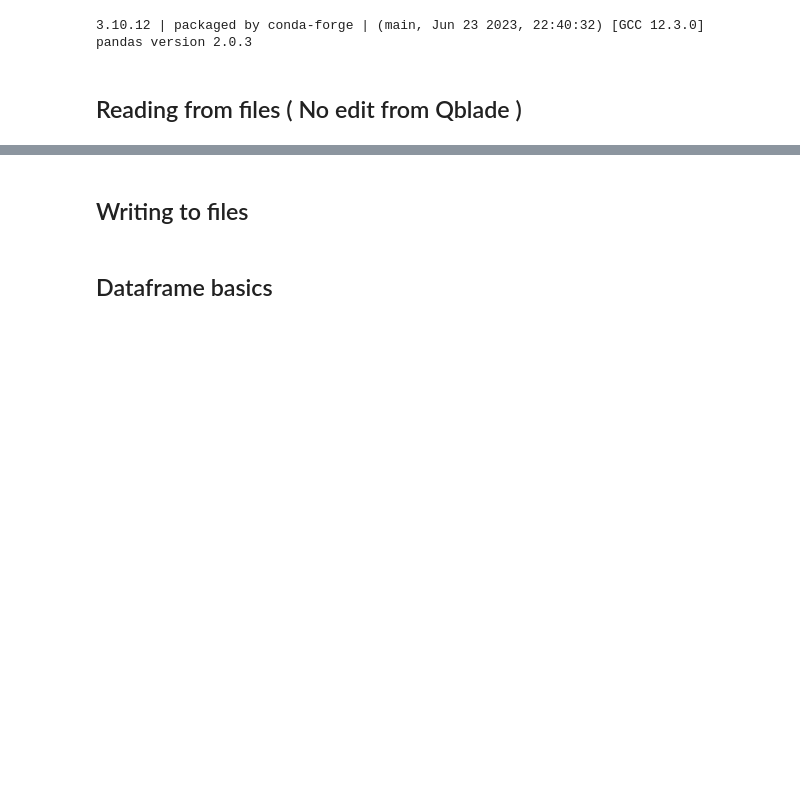
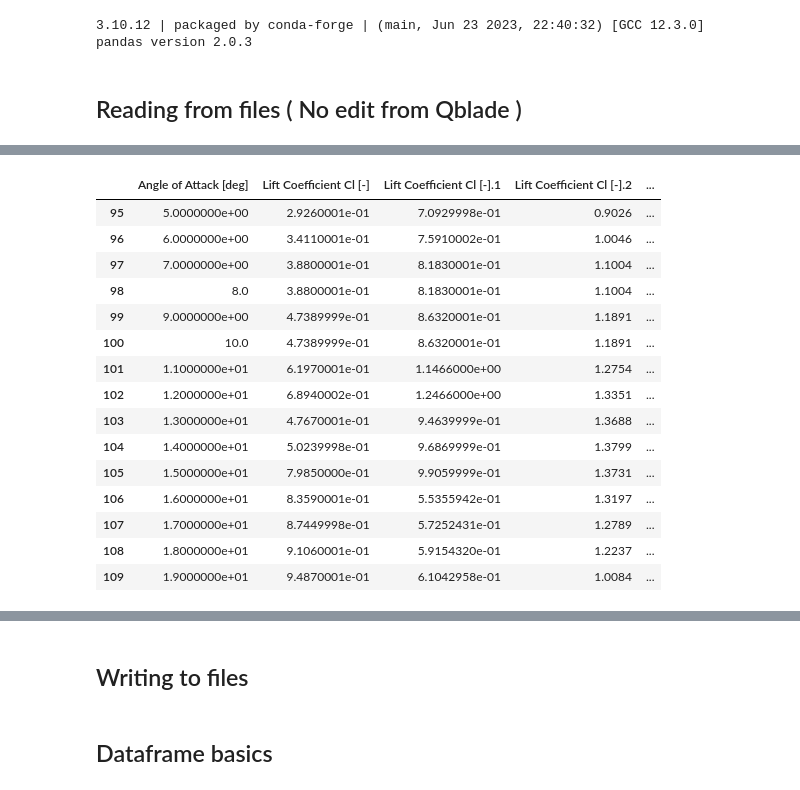
Before and after one commit to Pedro-pb-coder/polars.Qblade, a Jupyter notebook: polares.all.ipynb, the cells around one changed output, grey strips where cells are left out. Cells and saved outputs as stored; diff of their text form; code cells hidden in the pictures; blank space fills up the shorter version.

```diff
--- a/polares.all.ipynb
+++ b/polares.all.ipynb
@@ -121,0 +182,34 @@ df.iloc[80:121]
+# %%
+#corect missing values  cl 8
+
+# Supondo que 'df' é o seu DataFrame
+
+# Separar o topo, a linha a duplicar, e o restante
+top = df_cl.iloc[:98]                      # inclui até a linha 97
+duplicate_row = df_cl.iloc[[97]].copy()   # linha 97 (como DataFrame)
+bottom = df_cl.iloc[98:]                  # da linha 98 em diante
+
+# Concatenar tudo
+df_cl = pd.concat([top, duplicate_row, bottom]).reset_index(drop=True)
+
+print('done')
+df_cl.iloc[98, 0] = 8.0000000e+00
+#df_cl
+print('done')
+
+#corect missing values cl 10
+
+# Supondo que 'df' é o seu DataFrame
+
+# Separar o topo, a linha a duplicar, e o restante
+top = df_cl.iloc[:100]                      # inclui até a linha 97
+duplicate_row = df_cl.iloc[[99]].copy()   # linha 97 (como DataFrame)
+bottom = df_cl.iloc[100:]                  # da linha 98 em diante
+
+# Concatenar tudo
+df_cl = pd.concat([top, duplicate_row, bottom]).reset_index(drop=True)
+
+print('done')
+df_cl.iloc[100, 0] = 1.0000000e+01
+#df_cl
+print('done')
@@ -121,0 +260,19 @@ df.iloc[80:121]
+# %%
+df_cl.iloc[95:110]
+# %% [output]
+|  | Angle of Attack [deg] | Lift Coefficient Cl [-] | Lift Coefficient Cl [-].1 | Lift Coefficient Cl [-].2 | ... |
+| 95 | 5.0000000e+00 | 2.9260001e-01 | 7.0929998e-01 | 0.9026 | ... |
+| 96 | 6.0000000e+00 | 3.4110001e-01 | 7.5910002e-01 | 1.0046 | ... |
+| 97 | 7.0000000e+00 | 3.8800001e-01 | 8.1830001e-01 | 1.1004 | ... |
+| 98 | 8.0 | 3.8800001e-01 | 8.1830001e-01 | 1.1004 | ... |
+| 99 | 9.0000000e+00 | 4.7389999e-01 | 8.6320001e-01 | 1.1891 | ... |
+| 100 | 10.0 | 4.7389999e-01 | 8.6320001e-01 | 1.1891 | ... |
+| 101 | 1.1000000e+01 | 6.1970001e-01 | 1.1466000e+00 | 1.2754 | ... |
+| 102 | 1.2000000e+01 | 6.8940002e-01 | 1.2466000e+00 | 1.3351 | ... |
+| 103 | 1.3000000e+01 | 4.7670001e-01 | 9.4639999e-01 | 1.3688 | ... |
+| 104 | 1.4000000e+01 | 5.0239998e-01 | 9.6869999e-01 | 1.3799 | ... |
+| 105 | 1.5000000e+01 | 7.9850000e-01 | 9.9059999e-01 | 1.3731 | ... |
+| 106 | 1.6000000e+01 | 8.3590001e-01 | 5.5355942e-01 | 1.3197 | ... |
+| 107 | 1.7000000e+01 | 8.7449998e-01 | 5.7252431e-01 | 1.2789 | ... |
+| 108 | 1.8000000e+01 | 9.1060001e-01 | 5.9154320e-01 | 1.2237 | ... |
+| 109 | 1.9000000e+01 | 9.4870001e-01 | 6.1042958e-01 | 1.0084 | ... |
```
Also changed, not shown: parts of 30 cells of this notebook.
